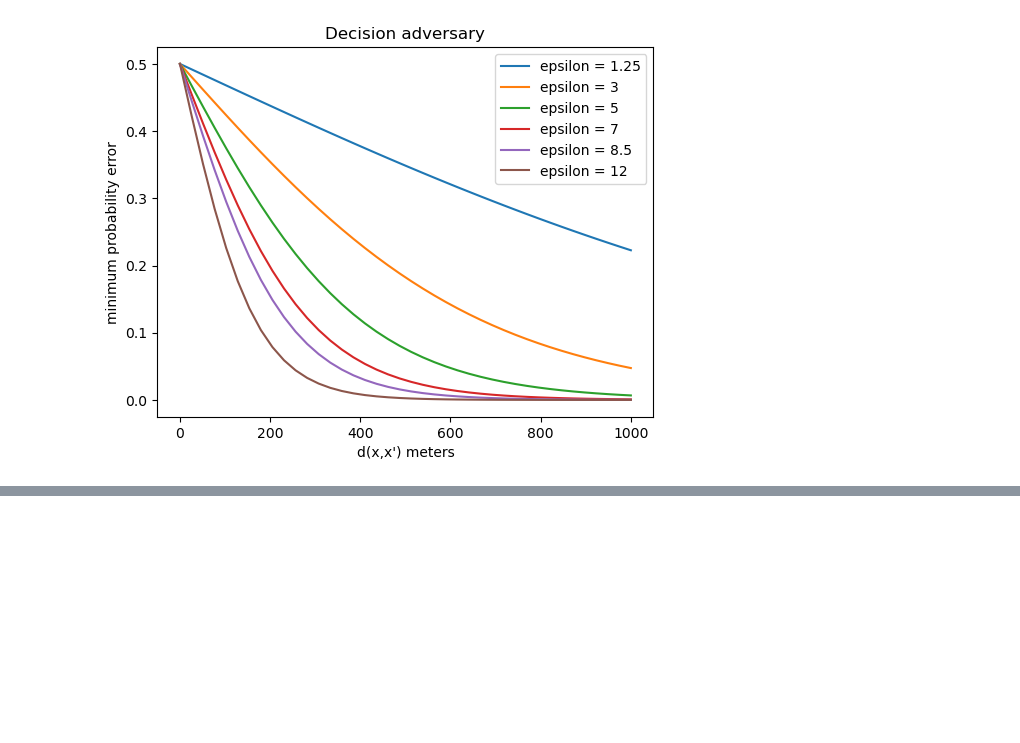
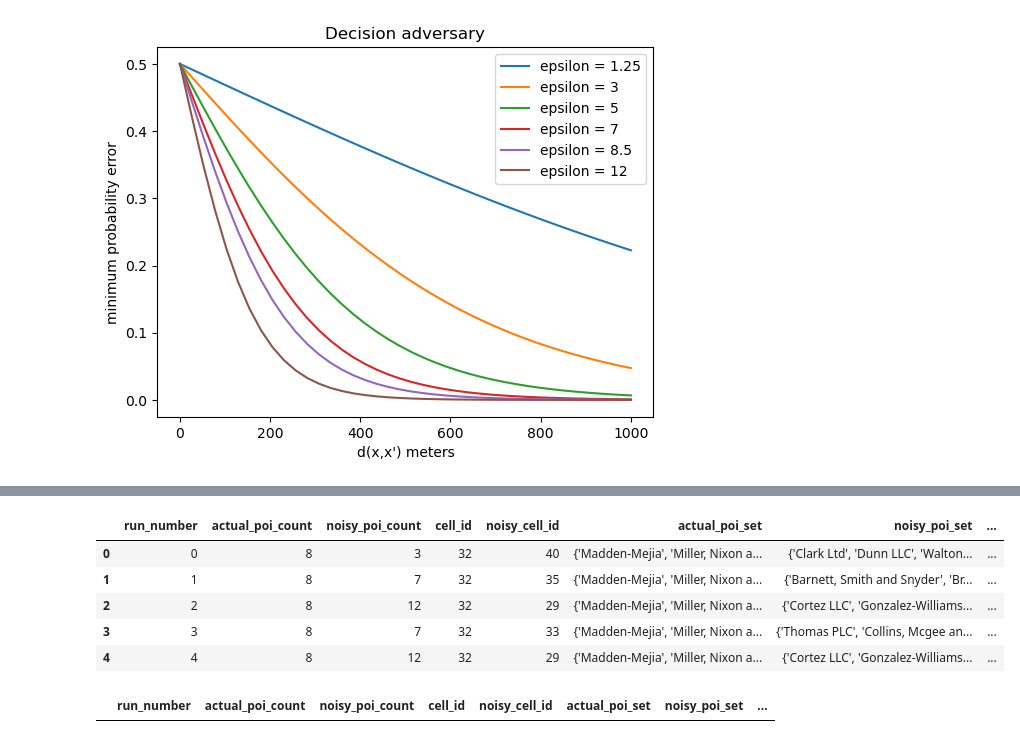
Before and after one commit to aybarsyazici/EPFL-CS523-Project-1, a Jupyter notebook: secretstroll/part2/privacy-evaluation.ipynb, the cells around one changed output, grey strips where cells are left out. Cells and saved outputs as stored; diff of their text form; code cells hidden in the pictures; blank space fills up the shorter version.

```diff
--- a/secretstroll/part2/privacy-evaluation.ipynb
+++ b/secretstroll/part2/privacy-evaluation.ipynb
@@ -962,0 +1009,5 @@ plt.close()
+# %%
+# for each row find the number of elements in noisy_poi_set but not in actual_poi_set
+set_differences = runs.apply(lambda x: len(set(x['noisy_poi_set']) - set(x['actual_poi_set'])), axis=1).reset_index(name='set_differences')
+set_differences = set_differences.set_index('index')
+set_differences.head()
@@ -962,0 +1022,14 @@ plt.close()
+# %%
+runs_merged = runs.merge(set_differences, left_index=True, right_index=True)
+runs_merged.head()
+# %% [output]
+|  | run_number | actual_poi_count | noisy_poi_count | cell_id | noisy_cell_id | actual_poi_set | noisy_poi_set | ... |
+| 0 | 0 | 8 | 3 | 32 | 40 | {'Madden-Mejia', 'Miller, Nixon a... | {'Clark Ltd', 'Dunn LLC', 'Walton... | ... |
+| 1 | 1 | 8 | 7 | 32 | 35 | {'Madden-Mejia', 'Miller, Nixon a... | {'Barnett, Smith and Snyder', 'Br... | ... |
+| 2 | 2 | 8 | 12 | 32 | 29 | {'Madden-Mejia', 'Miller, Nixon a... | {'Cortez LLC', 'Gonzalez-Williams... | ... |
+| 3 | 3 | 8 | 7 | 32 | 33 | {'Madden-Mejia', 'Miller, Nixon a... | {'Thomas PLC', 'Collins, Mcgee an... | ... |
+| 4 | 4 | 8 | 12 | 32 | 29 | {'Madden-Mejia', 'Miller, Nixon a... | {'Cortez LLC', 'Gonzalez-Williams... | ... |
+# %%
+runs_merged[(runs_merged['cell_id_diff'] == 0) & (runs_merged['set_differences'] != 0)]
+# %% [output]
+|  | run_number | actual_poi_count | noisy_poi_count | cell_id | noisy_cell_id | actual_poi_set | noisy_poi_set | ... |
```
Also changed, not shown: parts of 5 cells of this notebook, 57 other files.
